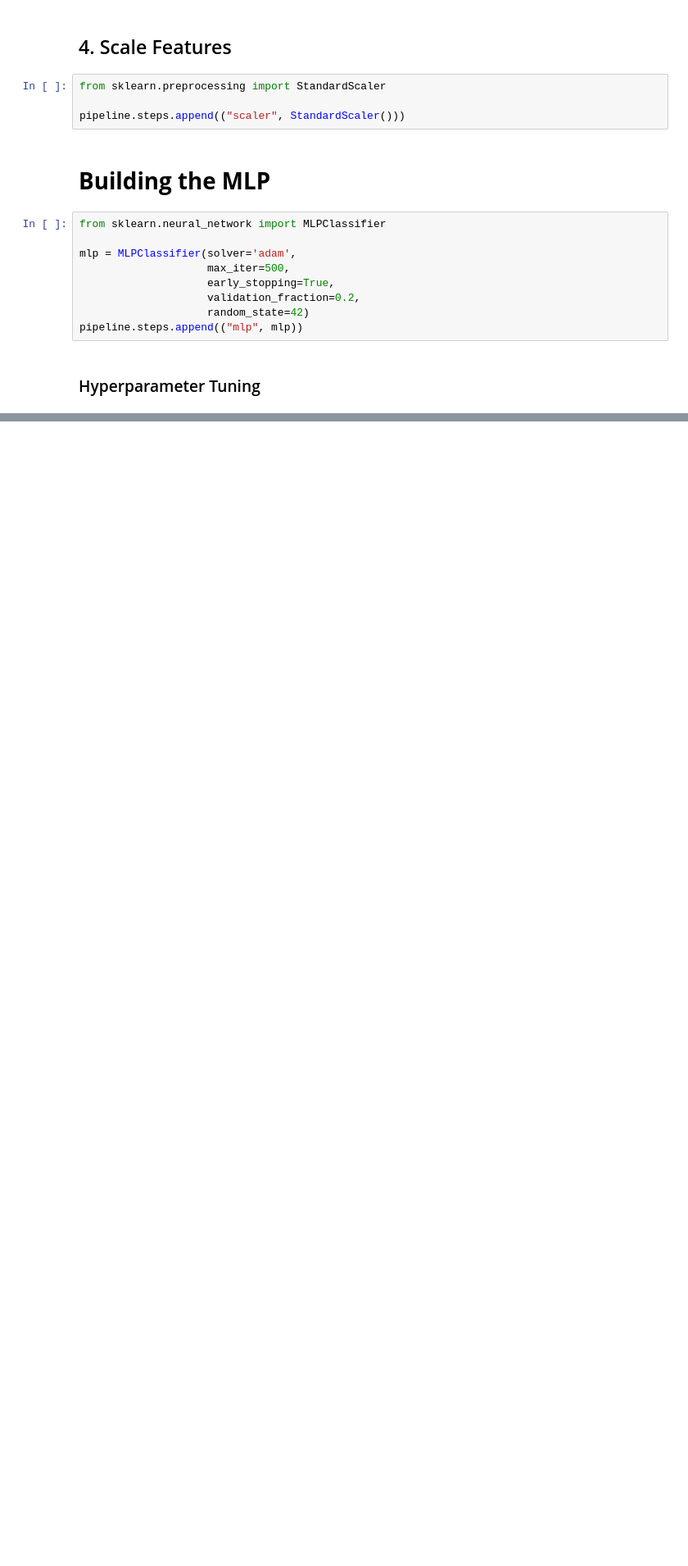
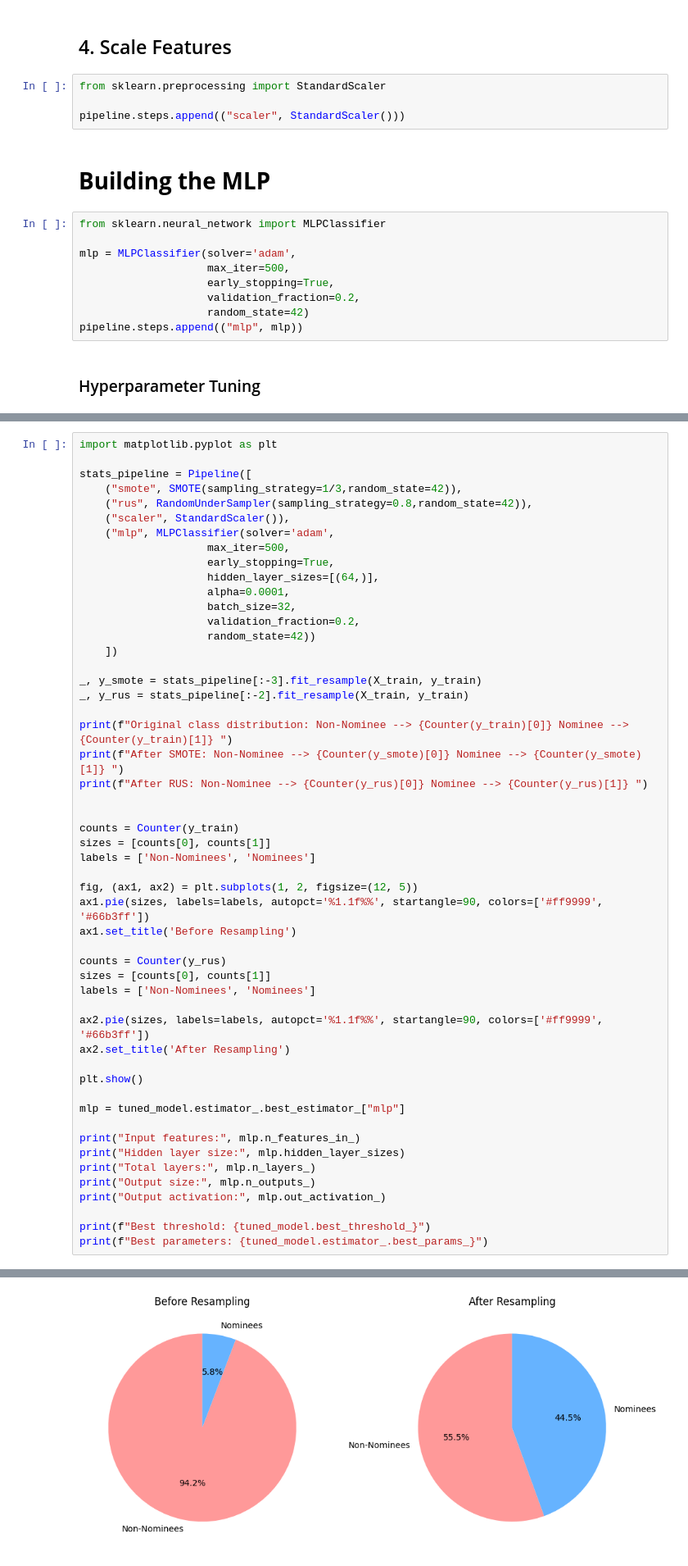
Before and after one commit to kmr6702/Oscars-Predictions-ML-Project, a Jupyter notebook: Code/model2_mlp.ipynb, the cells around one changed output, grey strips where cells are left out. Shown at 82% size. Saved outputs shown, nothing was run; the diff lists cells and outputs as text; blank space fills up the shorter version.

```diff
--- a/Code/model2_mlp.ipynb
+++ b/Code/model2_mlp.ipynb
@@ -359,0 +362,53 @@ Best parameters: {'mlp__alpha': 0.0001, 'mlp__batch_size': 32, 'mlp__hidden_laye
+# %%
+import matplotlib.pyplot as plt
+
+stats_pipeline = Pipeline([
+    ("smote", SMOTE(sampling_strategy=1/3,random_state=42)),
+    ("rus", RandomUnderSampler(sampling_strategy=0.8,random_state=42)),
+    ("scaler", StandardScaler()),
+    ("mlp", MLPClassifier(solver='adam',
+                    max_iter=500,
+                    early_stopping=True,
+                    hidden_layer_sizes=[(64,)],
+                    alpha=0.0001,
+                    batch_size=32,
+                    validation_fraction=0.2,
+                    random_state=42))
+    ])
+
+_, y_smote = stats_pipeline[:-3].fit_resample(X_train, y_train)
+_, y_rus = stats_pipeline[:-2].fit_resample(X_train, y_train)
+
+print(f"Original class distribution: Non-Nominee --> {Counter(y_train)[0]} Nominee --> {Counter(y_train)[1]} ")
+print(f"After SMOTE: Non-Nominee --> {Counter(y_smote)[0]} Nominee --> {Counter(y_smote)[1]} ")
+print(f"After RUS: Non-Nominee --> {Counter(y_rus)[0]} Nominee --> {Counter(y_rus)[1]} ")
+
+
+counts = Counter(y_train)
+sizes = [counts[0], counts[1]]
+labels = ['Non-Nominees', 'Nominees']
+
+fig, (ax1, ax2) = plt.subplots(1, 2, figsize=(12, 5))
+ax1.pie(sizes, labels=labels, autopct='%1.1f%%', startangle=90, colors=['#ff9999', '#66b3ff'])
+ax1.set_title('Before Resampling')
+
+counts = Counter(y_rus)
+sizes = [counts[0], counts[1]]
+labels = ['Non-Nominees', 'Nominees']
+
+ax2.pie(sizes, labels=labels, autopct='%1.1f%%', startangle=90, colors=['#ff9999', '#66b3ff'])
+ax2.set_title('After Resampling')
+
+plt.show()
+
+mlp = tuned_model.estimator_.best_estimator_["mlp"]
+
+print("Input features:", mlp.n_features_in_)
+print("Hidden layer size:", mlp.hidden_layer_sizes)
+print("Total layers:", mlp.n_layers_)
+print("Output size:", mlp.n_outputs_)
+print("Output activation:", mlp.out_activation_)
+
+print(f"Best threshold: {tuned_model.best_threshold_}")
+print(f"Best parameters: {tuned_model.estimator_.best_params_}")
+# %% [output]
@@ -359,0 +418 @@ Best parameters: {'mlp__alpha': 0.0001, 'mlp__batch_size': 32, 'mlp__hidden_laye
+[figure, added]
```
Also changed, not shown: parts of 10 cells of this notebook.
